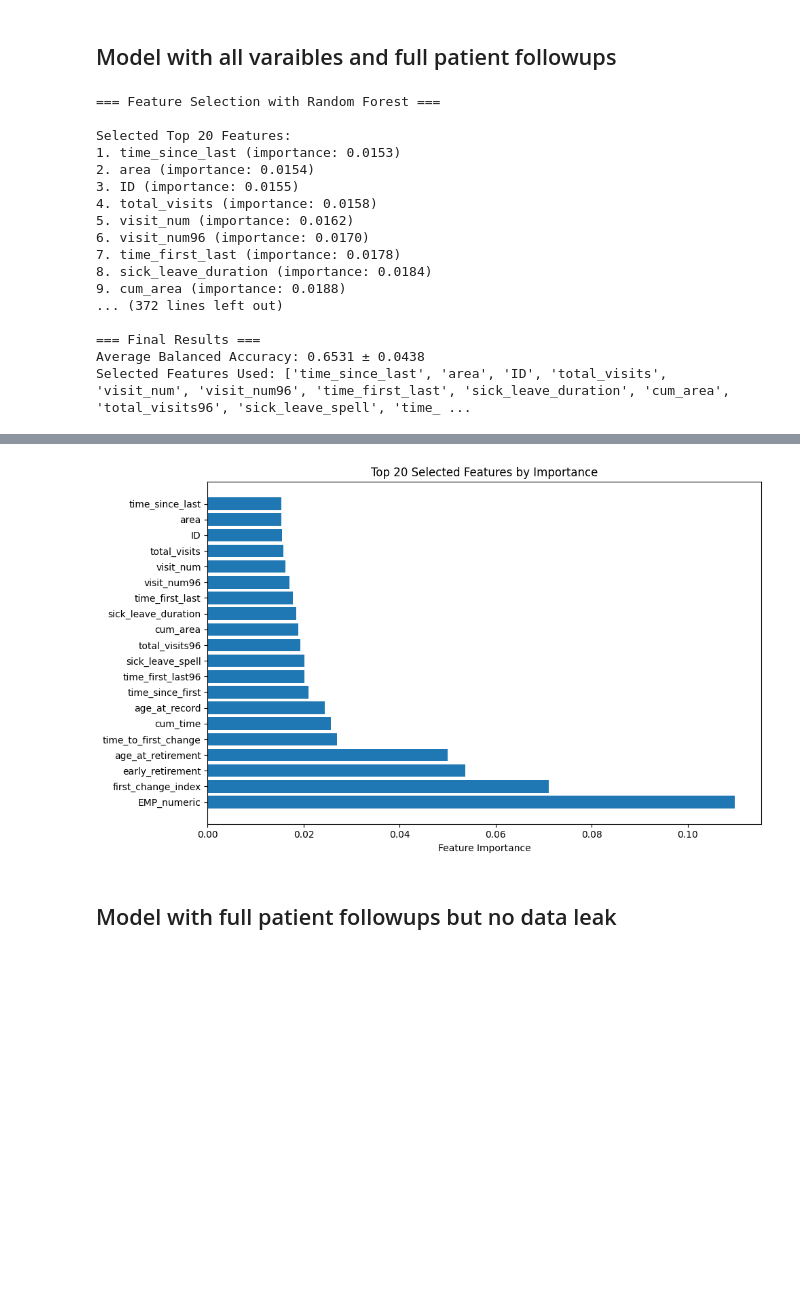
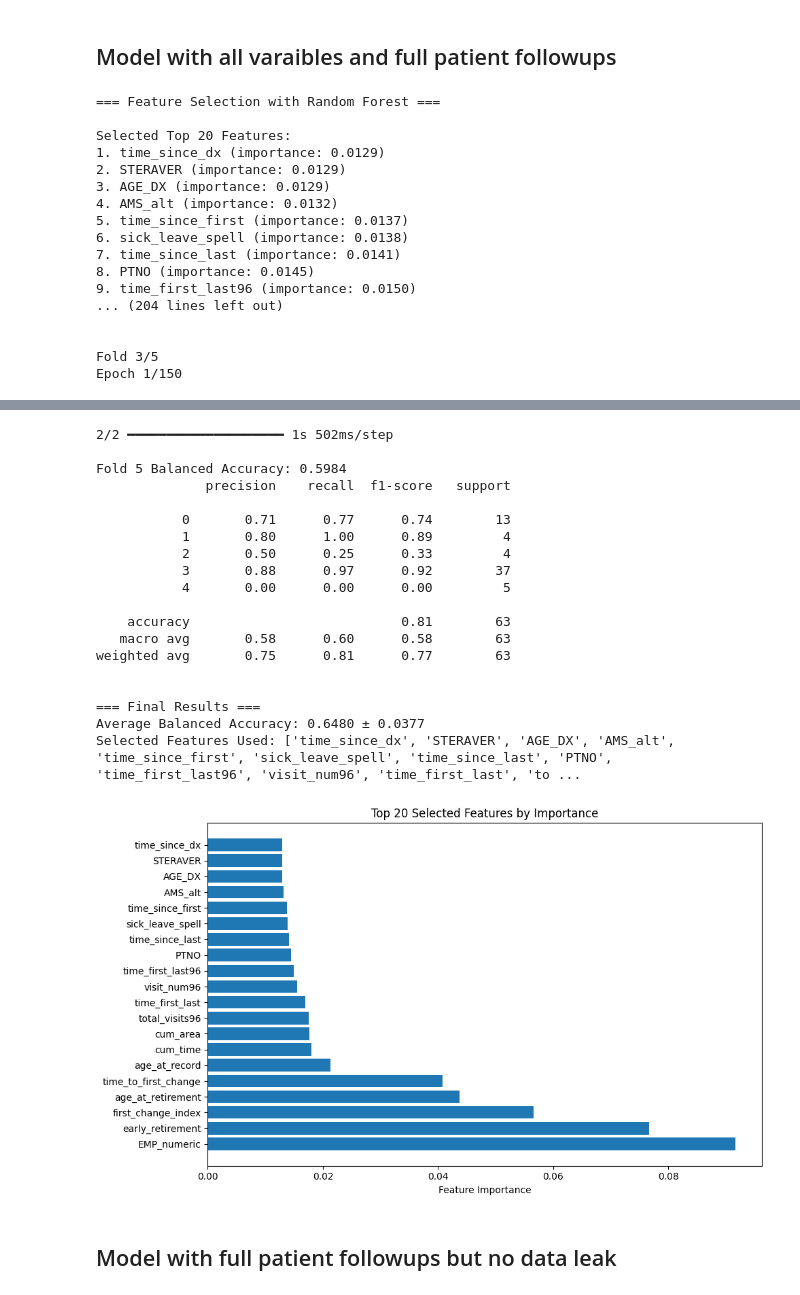
Before and after one commit to javmencia/ReSTORELab, a Jupyter notebook: SLElstmFinal.ipynb, the cells around one changed output, grey strips where cells are left out. Cells and saved outputs as stored; diff of their text form; code cells hidden in the pictures; blank space fills up the shorter version.

```diff
--- a/SLElstmFinal.ipynb
+++ b/SLElstmFinal.ipynb
@@ -16,6 +16,10 @@ from tensorflow.keras.callbacks import EarlyStopping
 from tensorflow.keras.utils import to_categorical
 import matplotlib.pyplot as plt
 
+random.seed(497)
+np.random.seed(497)
+tf.random.set_seed(497)
+
 # --- Data Loading and Preparation ---
 data = pd.read_csv('sledatanodead.csv', parse_dates=['ASSDT'])
 
@@ -23,6 +27,9 @@ data = pd.read_csv('sledatanodead.csv', parse_dates=['ASSDT'])
 data['sdi_flare_interaction'] = data['score_n'] * data['total_flares']
 data['flares_per_month'] = data['total_flares'] / (data['time_since_first']/30 + 1e-6)
 data['delta_SLEDAI_Renal'] = data.groupby('PTNO')['SLEDAI_Renal'].diff().fillna(0)
+data['time_between_visits'] = data.groupby('PTNO')['ASSDT'].diff().dt.days
+data['visits_last_year'] = data.groupby('PTNO')['ASSDT'].transform(
+    lambda x: x.apply(lambda d: ((x >= (d - pd.Timedelta(days=365))) & (x <= d)).sum()))
 
 # Select features
 numeric_cols = [col for col in data.select_dtypes(include=['int64', 'float64']).columns ]
@@ -151,17 +158,17 @@ plt.show()
 === Feature Selection with Random Forest ===
 
 Selected Top 20 Features:
-1. time_since_last (importance: 0.0153)
-2. area (importance: 0.0154)
-3. ID (importance: 0.0155)
-4. total_visits (importance: 0.0158)
-5. visit_num (importance: 0.0162)
-6. visit_num96 (importance: 0.0170)
-7. time_first_last (importance: 0.0178)
-8. sick_leave_duration (importance: 0.0184)
-9. cum_area (importance: 0.0188)
-... (372 lines left out)
+1. time_since_dx (importance: 0.0129)
+2. STERAVER (importance: 0.0129)
+3. AGE_DX (importance: 0.0129)
+4. AMS_alt (importance: 0.0132)
+5. time_since_first (importance: 0.0137)
+6. sick_leave_spell (importance: 0.0138)
+7. time_since_last (importance: 0.0141)
+8. PTNO (importance: 0.0145)
+9. time_first_last96 (importance: 0.0150)
+... (204 lines left out)
 
-=== Final Results ===
-Average Balanced Accuracy: 0.6531 ± 0.0438
-Selected Features Used: ['time_since_last', 'area', 'ID', 'total_visits', 'visit_num', 'visit_num96', 'time_first_last', 'sick_leave_duration', 'cum_area', 'total_visits96', 'sick_leave_spell', 'time_ ...
+
+Fold 3/5
+Epoch 1/150
@@ -168,4 +195,23 @@ Selected Features Used: ['time_since_last', 'area', 'ID', 'total_visits', 'visit
+2/2 ━━━━━━━━━━━━━━━━━━━━ 1s 502ms/step
+
+Fold 5 Balanced Accuracy: 0.5984
+              precision    recall  f1-score   support
+
+           0       0.71      0.77      0.74        13
+           1       0.80      1.00      0.89         4
+           2       0.50      0.25      0.33         4
+           3       0.88      0.97      0.92        37
+           4       0.00      0.00      0.00         5
+
+    accuracy                           0.81        63
+   macro avg       0.58      0.60      0.58        63
+weighted avg       0.75      0.81      0.77        63
+
+
+=== Final Results ===
+Average Balanced Accuracy: 0.6480 ± 0.0377
+Selected Features Used: ['time_since_dx', 'STERAVER', 'AGE_DX', 'AMS_alt', 'time_since_first', 'sick_leave_spell', 'time_since_last', 'PTNO', 'time_first_last96', 'visit_num96', 'time_first_last', 'to ...
-[figure, old version]
+[figure, new version]
 # %% [markdown]
 ## Model with full patient followups but no data leak
 # %%
```
Also changed, not shown: parts of 3 cells of this notebook.
